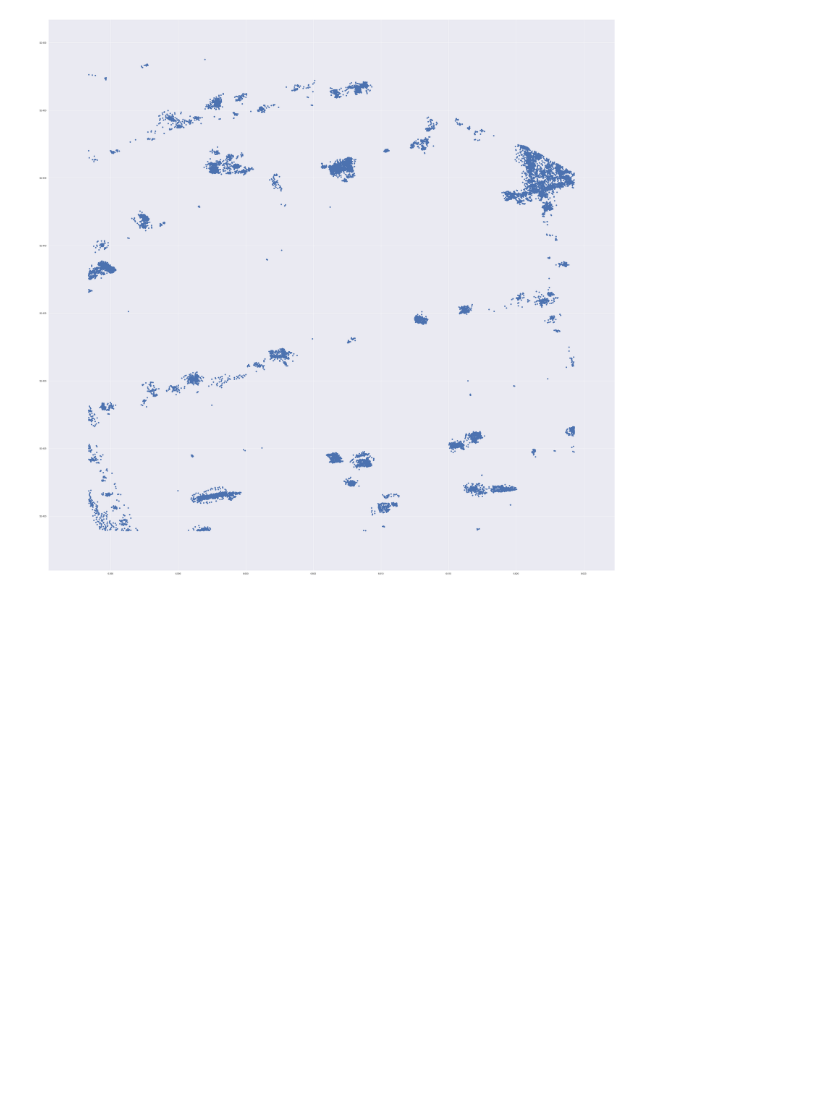
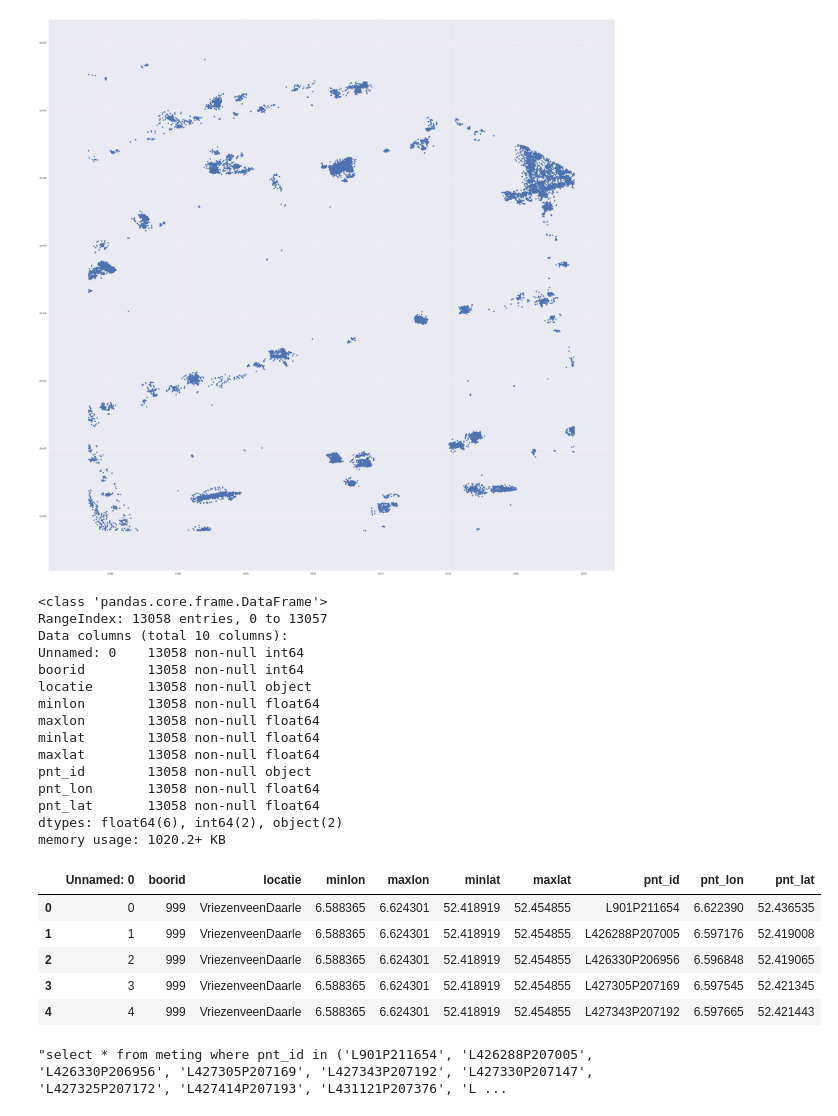
Before and after one commit to Jellybean12/Groepje-C3, a Jupyter notebook: autonoomnul.ipynb, the cells around one changed output. Cells and saved outputs as stored; diff of their text form; code cells hidden in the pictures; blank space fills up the shorter version.

```diff
--- a/autonoomnul.ipynb
+++ b/autonoomnul.ipynb
@@ -91,0 +97,29 @@ plt.show()
+# %%
+#de csv importeren
+csv = pd.read_csv("C:\\Users\\thoma\\Documents\\Groepje-C3\\naam.csv")
+# %%
+#csv informatie
+csv.info()
+csv.head()
+# %% [output]
+<class 'pandas.core.frame.DataFrame'>
+RangeIndex: 13058 entries, 0 to 13057
+Data columns (total 10 columns):
+Unnamed: 0    13058 non-null int64
+boorid        13058 non-null int64
+locatie       13058 non-null object
+minlon        13058 non-null float64
+maxlon        13058 non-null float64
+minlat        13058 non-null float64
+maxlat        13058 non-null float64
+pnt_id        13058 non-null object
+pnt_lon       13058 non-null float64
+pnt_lat       13058 non-null float64
+dtypes: float64(6), int64(2), object(2)
+memory usage: 1020.2+ KB
+|  | Unnamed: 0 | boorid | locatie | minlon | maxlon | minlat | maxlat | pnt_id | pnt_lon | pnt_lat |
+| 0 | 0 | 999 | VriezenveenDaarle | 6.588365 | 6.624301 | 52.418919 | 52.454855 | L901P211654 | 6.622390 | 52.436535 |
+| 1 | 1 | 999 | VriezenveenDaarle | 6.588365 | 6.624301 | 52.418919 | 52.454855 | L426288P207005 | 6.597176 | 52.419008 |
+| 2 | 2 | 999 | VriezenveenDaarle | 6.588365 | 6.624301 | 52.418919 | 52.454855 | L426330P206956 | 6.596848 | 52.419065 |
+| 3 | 3 | 999 | VriezenveenDaarle | 6.588365 | 6.624301 | 52.418919 | 52.454855 | L427305P207169 | 6.597545 | 52.421345 |
+| 4 | 4 | 999 | VriezenveenDaarle | 6.588365 | 6.624301 | 52.418919 | 52.454855 | L427343P207192 | 6.597665 | 52.421443 |
@@ -92 +149,8 @@ plt.show()
+# %%
+#query die uitgevoerd wordt hierboven
+ids = "', '".join(csv['pnt_id'])
+select_query = """select * from meting where pnt_id in ('""" + ids + """')"""
+select_query
+# %% [output]
+"select * from meting where pnt_id in ('L901P211654', 'L426288P207005', 'L426330P206956', 'L427305P207169', 'L427343P207192', 'L427330P207147', 'L427325P207172', 'L427414P207193', 'L431121P207376', 'L ...
 # %%
```
Also changed, not shown: parts of 9 cells of this notebook.
